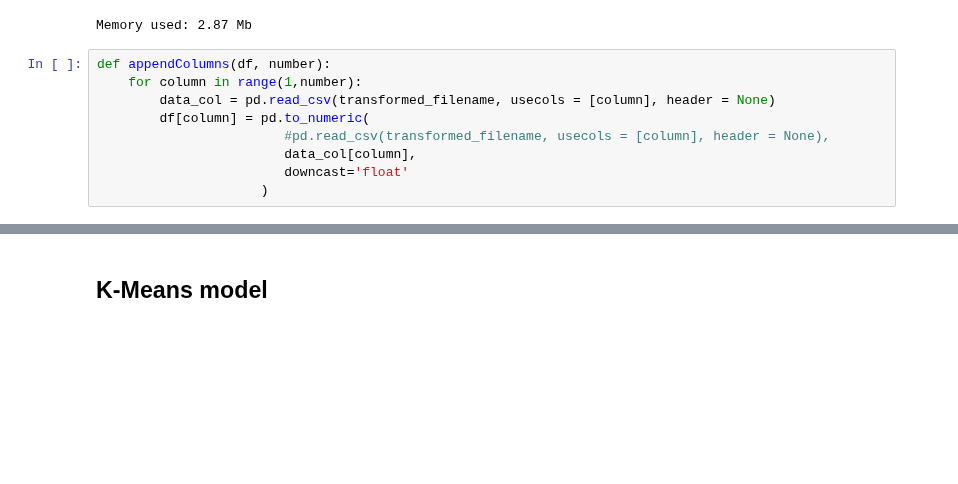
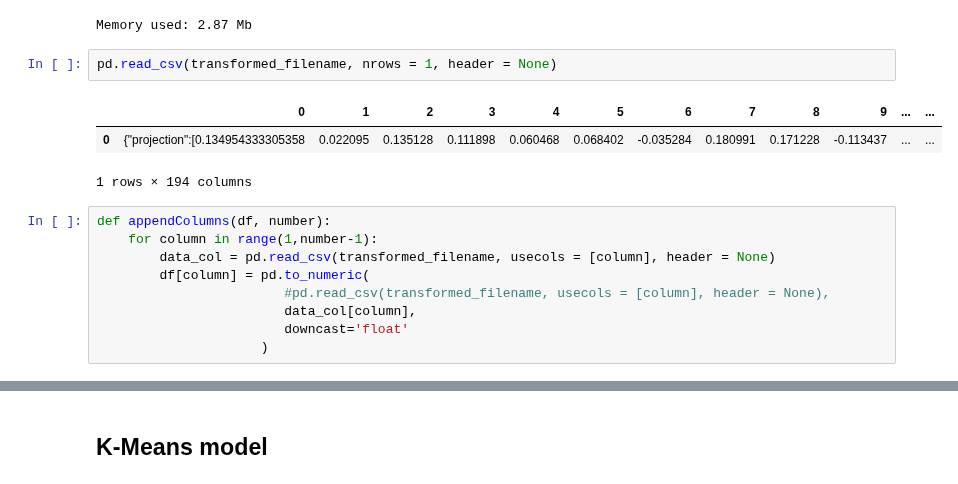
Before and after one commit to AlbertoDeBlas/MLEngineerNanodegreeCapstone, a Jupyter notebook: Arvato Project Workbook.ipynb, the cells around one changed output, grey strips where cells are left out. Drawn from its saved outputs; the diff is of its cells as text; blank space fills up the shorter version.

```diff
--- a/Arvato Project Workbook.ipynb
+++ b/Arvato Project Workbook.ipynb
@@ -653,9 +679,15 @@ azdias_sub_pca[0] = pd.to_numeric(azdias_sub_pca[0], downcast='float')
 print('Memory used:', memory_usage(azdias_sub_pca), 'Mb')
 # %% [output]
 Memory used: 2.87 Mb
+# %%
+pd.read_csv(transformed_filename, nrows = 1, header = None)
+# %% [output]
+|  | 0 | 1 | 2 | 3 | 4 | 5 | 6 | 7 | 8 | 9 | ... | ... |
+| 0 | {"projection":[0.134954333305358 | 0.022095 | 0.135128 | 0.111898 | 0.060468 | 0.068402 | -0.035284 | 0.180991 | 0.171228 | -0.113437 | ... | ... |
+1 rows × 194 columns
 # %%
 def appendColumns(df, number):
-    for column in range(1,number):
+    for column in range(1,number-1):
         data_col = pd.read_csv(transformed_filename, usecols = [column], header = None)
         df[column] = pd.to_numeric(
                         #pd.read_csv(transformed_filename, usecols = [column], header = None),
```
Also changed, not shown: parts of 15 cells of this notebook.
